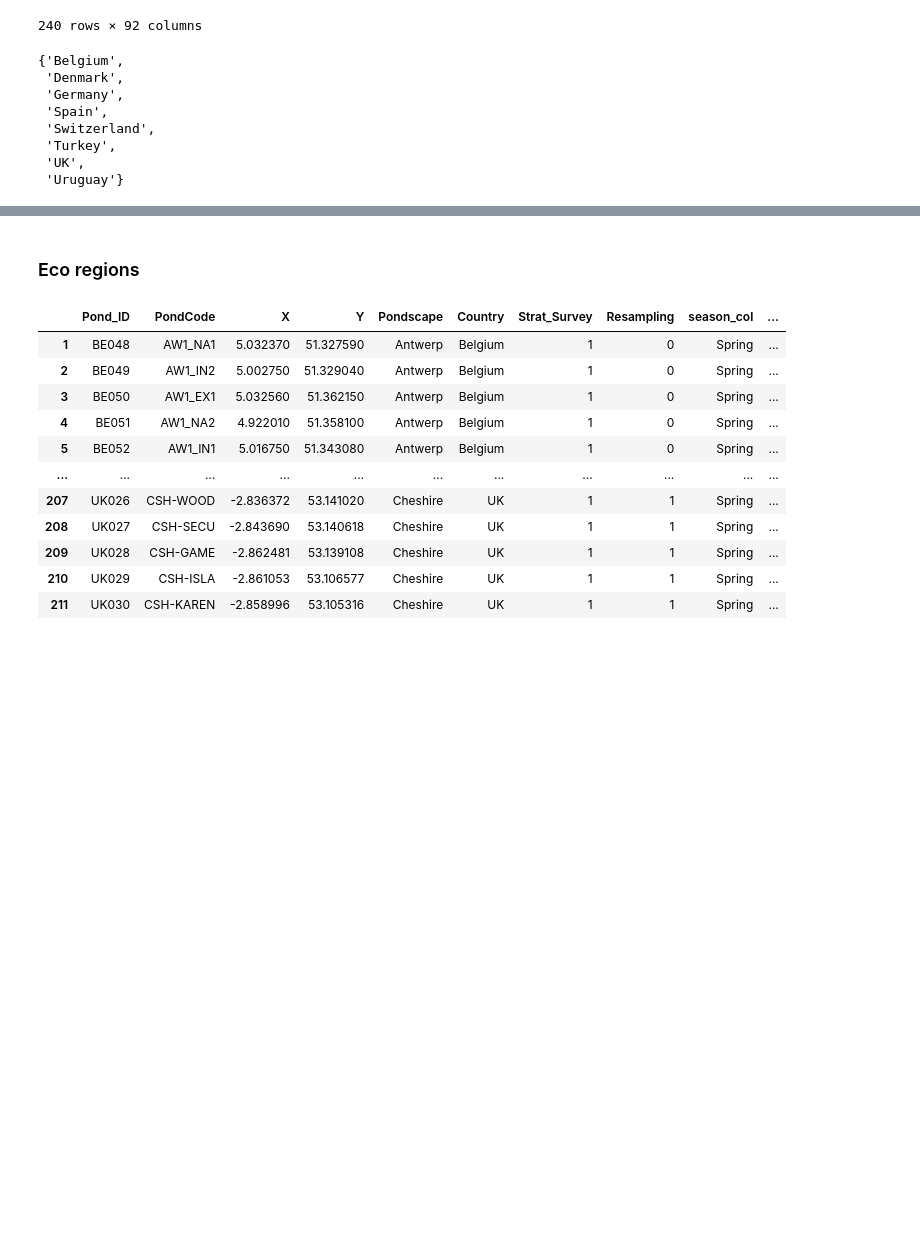
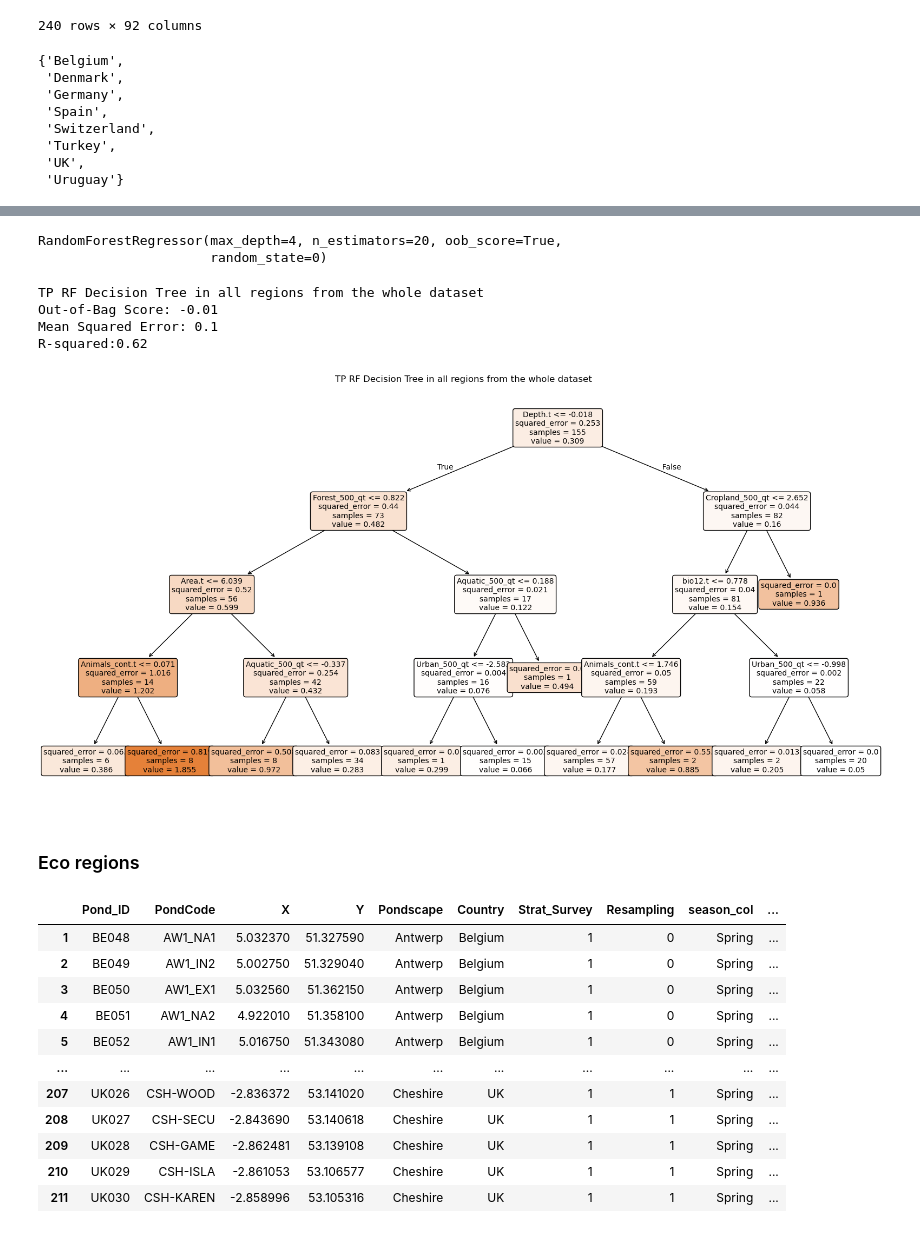
Before and after one commit to jingsday/ponderful_Scripts, a Jupyter notebook: ponderful_Scripts_random_forest/ponderful_Scripts_rf_regression_norm_ecoregions.ipynb, the cells around one changed output, grey strips where cells are left out. Cells and saved outputs as stored; diff of their text form; code cells hidden in the pictures; blank space fills up the shorter version.

Commit message:
full trees

```diff
--- a/ponderful_Scripts_random_forest/ponderful_Scripts_rf_regression_norm_ecoregions.ipynb
+++ b/ponderful_Scripts_random_forest/ponderful_Scripts_rf_regression_norm_ecoregions.ipynb
@@ -37,0 +45,3 @@ set(Phy_Che['Country'])
+# %%
+Phy_Che_rf_df =Phy_Che[vars].dropna()
+display(Phy_Che_rf_df)
@@ -38,3 +62,55 @@ set(Phy_Che['Country'])
+# %%
+dependent_var='TP'
+# Split the data into features (X) and target (y)
+X = Phy_Che_rf_df[['Area.t', 'Depth.t','bio1.t', 'bio4.t', 'bio5.t','bio12.t','Hydeoperiod_length.t',
+       'Animals_cont.t', 'Natural_5.t','Aquatic_500_qt', 'Cropland_500_qt', 'Forest_500_qt',
+       'Pastures.and.open.nature_500_qt','Urban_500_qt']]
+
+y = Phy_Che_rf_df[f'{dependent_var}']
+# %%
+
+# Fitting Random Forest Regression to the dataset
+regressor = RandomForestRegressor(n_estimators=20, random_state=0, oob_score=True,max_depth=4, )
+#ccp_alpha=0.01)
+
+# Fit the regressor with x and y data
+regressor.fit(X, y)
+# %% [output]
+RandomForestRegressor(max_depth=4, n_estimators=20, oob_score=True,
+                      random_state=0)
+# %%
+print(f"{dependent_var} RF Decision Tree in all regions from the whole dataset")
+
+# Access the OOB Score
+oob_score = regressor.oob_score_
+print(f'Out-of-Bag Score: {round(oob_score,2)}')
+
+# Making predictions on the same data or new data
+predictions = regressor.predict(X)
+
+# Evaluating the model
+mse = mean_squared_error(y, predictions)
+print(f'Mean Squared Error: {round(mse,2)}')
+
+r2 = r2_score(y, predictions)
+print(f'R-squared:{round(r2,2)}')
+# %% [output]
+TP RF Decision Tree in all regions from the whole dataset
+Out-of-Bag Score: -0.01
+Mean Squared Error: 0.1
+R-squared:0.62
+# %%
+
+# Pick one tree from the forest, e.g., the first tree (index 0)
+tree_to_plot = regressor.estimators_[0]
+
+# Plot the decision tree
+plt.figure(figsize=(20, 10))
+plot_tree(tree_to_plot, feature_names=X.columns.tolist(), filled=True, rounded=True, fontsize=10)
+plt.title(f"{dependent_var} RF Decision Tree in all regions from the whole dataset")
+plt.show()
+# %% [output]
+[figure, added]
 # %% [markdown]
 ### Eco regions
 # %%
```
Also changed, not shown: parts of 5 cells of this notebook.
